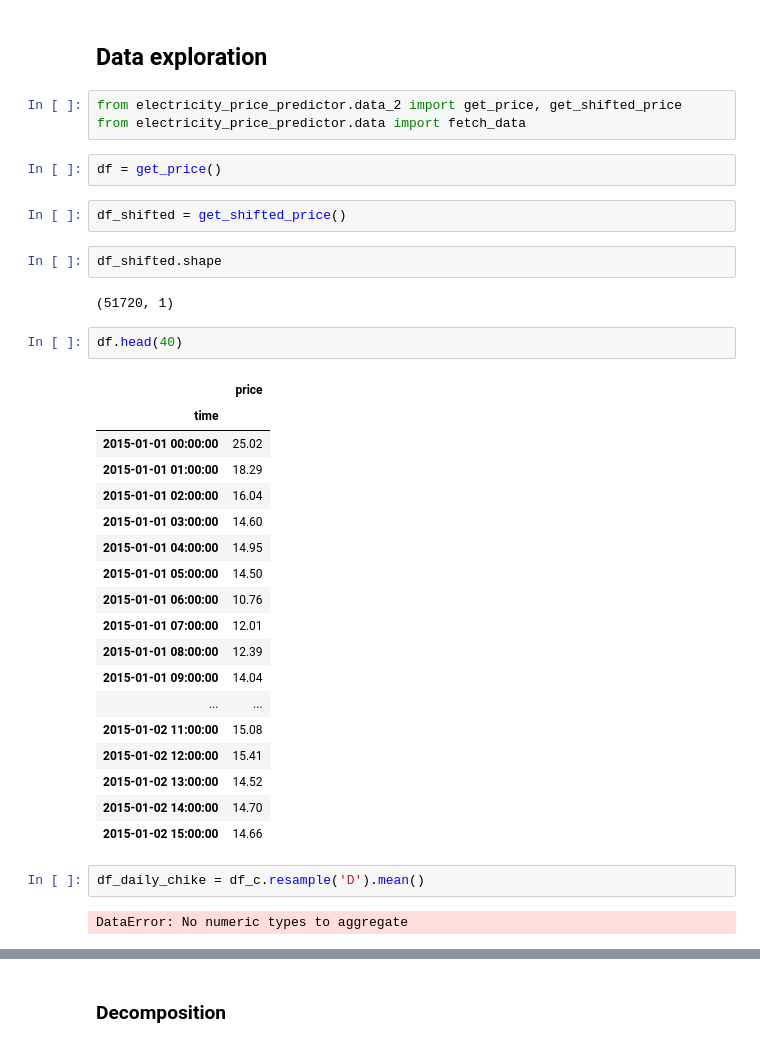
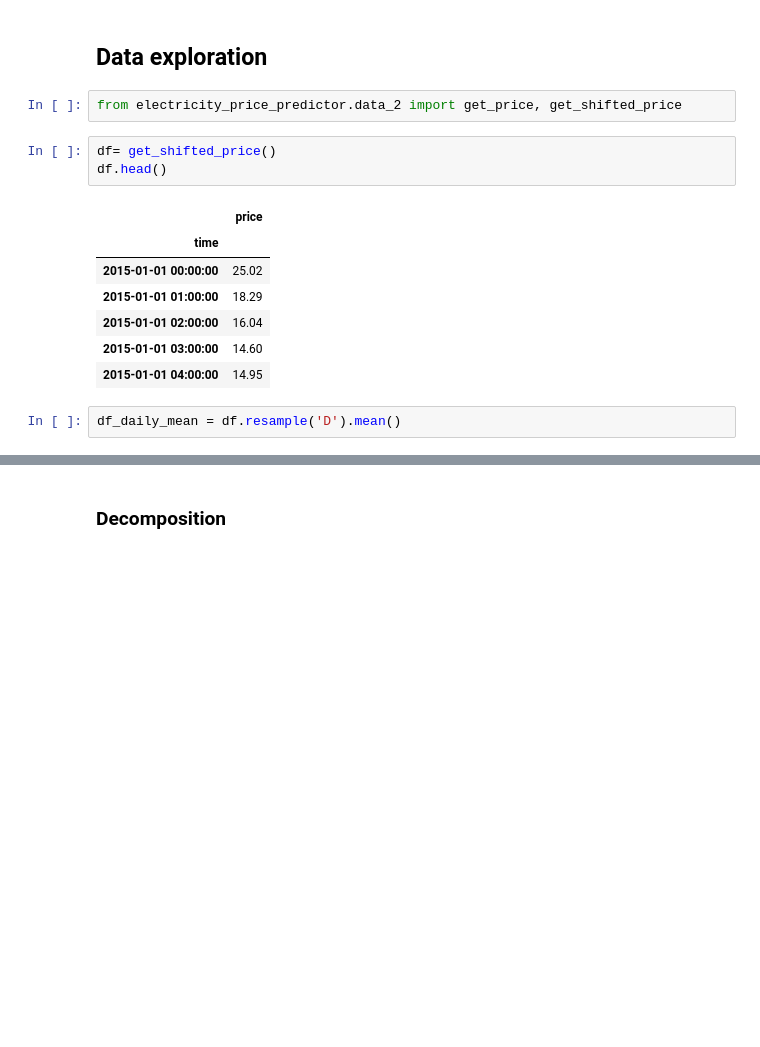
Before and after one commit to Guli-Y/ElectricityPricePredictor, a Jupyter notebook: notebooks/baseline_guli.ipynb, the cells around one changed output, grey strips where cells are left out. Drawn from its saved outputs; the diff is of its cells as text; blank space fills up the shorter version.

```diff
--- a/notebooks/baseline_guli.ipynb
+++ b/notebooks/baseline_guli.ipynb
@@ -12,37 +13,16 @@ import matplotlib.pyplot as plt
 ## Data exploration
 # %%
 from electricity_price_predictor.data_2 import get_price, get_shifted_price
-from electricity_price_predictor.data import fetch_data
-# %%
-df = get_price()
-# %%
-df_shifted = get_shifted_price()
-# %%
-df_shifted.shape
-# %% [output]
-(51720, 1)
 # %%
-df.head(40)
+df= get_shifted_price()
+df.head()
 # %% [output]
 |  | price |
 | time |  |
 | 2015-01-01 00:00:00 | 25.02 |
 | 2015-01-01 01:00:00 | 18.29 |
 | 2015-01-01 02:00:00 | 16.04 |
 | 2015-01-01 03:00:00 | 14.60 |
 | 2015-01-01 04:00:00 | 14.95 |
-| 2015-01-01 05:00:00 | 14.50 |
-| 2015-01-01 06:00:00 | 10.76 |
-| 2015-01-01 07:00:00 | 12.01 |
-| 2015-01-01 08:00:00 | 12.39 |
-| 2015-01-01 09:00:00 | 14.04 |
-| ... | ... |
-| 2015-01-02 11:00:00 | 15.08 |
-| 2015-01-02 12:00:00 | 15.41 |
-| 2015-01-02 13:00:00 | 14.52 |
-| 2015-01-02 14:00:00 | 14.70 |
-| 2015-01-02 15:00:00 | 14.66 |
 # %%
-df_daily_chike = df_c.resample('D').mean()
+df_daily_mean = df.resample('D').mean()
-# %% [output]
-DataError: No numeric types to aggregate
```
Also changed, not shown: parts of 30 cells of this notebook, 2 other files.
